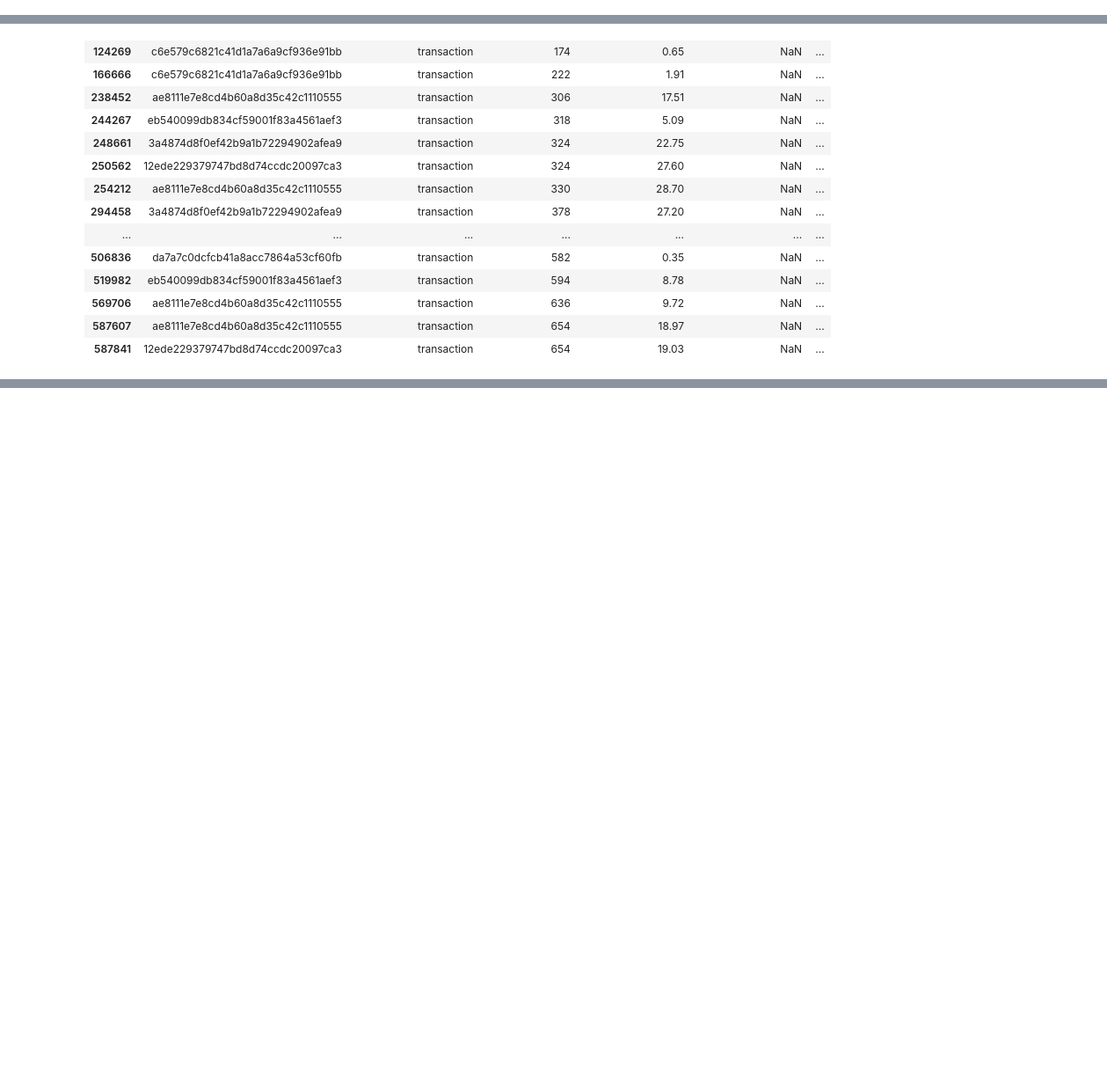
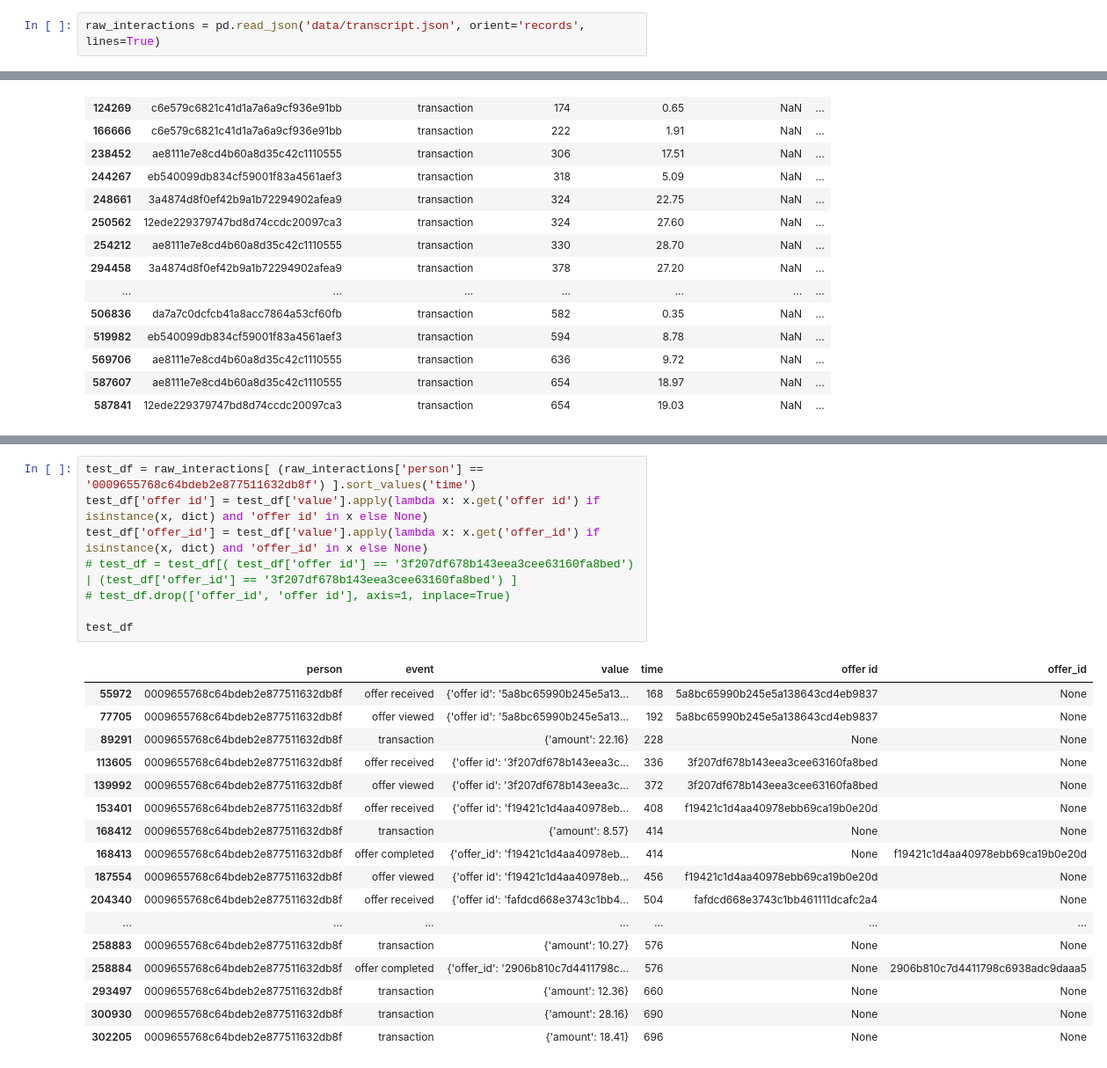
Before and after one commit to meeby280/UdacityDataScienceProject4, a Jupyter notebook: eda_user_journey_redone.ipynb, the cells around one changed output, grey strips where cells are left out. Shown: that part at 88% size. Saved outputs shown, nothing was run; the diff lists cells and outputs as text; blank space fills up the shorter version.

```diff
--- a/eda_user_journey_redone.ipynb
+++ b/eda_user_journey_redone.ipynb
@@ -44,3 +44,5 @@ interactions = pd.read_sql('SELECT * FROM interactions', conn)
+# %%
+raw_interactions = pd.read_json('data/transcript.json', orient='records', lines=True)
 # %%
 offer_received = interactions[ interactions['intxn_event_type'] == 'offer received' ].copy().drop(['intxn_amount', 'intxn_reward'], axis=1)
 offer_received_cols = [ "received" + cn.removeprefix('intxn') if 'intxn' in cn else cn for cn in offer_received.columns ]
@@ -86,0 +250,26 @@ transactions_no_promos
+# %%
+test_df = raw_interactions[ (raw_interactions['person'] == '0009655768c64bdeb2e877511632db8f') ].sort_values('time')
+test_df['offer id'] = test_df['value'].apply(lambda x: x.get('offer id') if isinstance(x, dict) and 'offer id' in x else None)
+test_df['offer_id'] = test_df['value'].apply(lambda x: x.get('offer_id') if isinstance(x, dict) and 'offer_id' in x else None)
+# test_df = test_df[( test_df['offer id'] == '3f207df678b143eea3cee63160fa8bed') | (test_df['offer_id'] == '3f207df678b143eea3cee63160fa8bed') ]
+# test_df.drop(['offer_id', 'offer id'], axis=1, inplace=True)
+
+test_df
+# %% [output]
+|  | person | event | value | time | offer id | offer_id |
+| 55972 | 0009655768c64bdeb2e877511632db8f | offer received | {'offer id': '5a8bc65990b245e5a13... | 168 | 5a8bc65990b245e5a138643cd4eb9837 | None |
+| 77705 | 0009655768c64bdeb2e877511632db8f | offer viewed | {'offer id': '5a8bc65990b245e5a13... | 192 | 5a8bc65990b245e5a138643cd4eb9837 | None |
+| 89291 | 0009655768c64bdeb2e877511632db8f | transaction | {'amount': 22.16} | 228 | None | None |
+| 113605 | 0009655768c64bdeb2e877511632db8f | offer received | {'offer id': '3f207df678b143eea3c... | 336 | 3f207df678b143eea3cee63160fa8bed | None |
+| 139992 | 0009655768c64bdeb2e877511632db8f | offer viewed | {'offer id': '3f207df678b143eea3c... | 372 | 3f207df678b143eea3cee63160fa8bed | None |
+| 153401 | 0009655768c64bdeb2e877511632db8f | offer received | {'offer id': 'f19421c1d4aa40978eb... | 408 | f19421c1d4aa40978ebb69ca19b0e20d | None |
+| 168412 | 0009655768c64bdeb2e877511632db8f | transaction | {'amount': 8.57} | 414 | None | None |
+| 168413 | 0009655768c64bdeb2e877511632db8f | offer completed | {'offer_id': 'f19421c1d4aa40978eb... | 414 | None | f19421c1d4aa40978ebb69ca19b0e20d |
+| 187554 | 0009655768c64bdeb2e877511632db8f | offer viewed | {'offer id': 'f19421c1d4aa40978eb... | 456 | f19421c1d4aa40978ebb69ca19b0e20d | None |
+| 204340 | 0009655768c64bdeb2e877511632db8f | offer received | {'offer id': 'fafdcd668e3743c1bb4... | 504 | fafdcd668e3743c1bb461111dcafc2a4 | None |
+| ... | ... | ... | ... | ... | ... | ... |
+| 258883 | 0009655768c64bdeb2e877511632db8f | transaction | {'amount': 10.27} | 576 | None | None |
+| 258884 | 0009655768c64bdeb2e877511632db8f | offer completed | {'offer_id': '2906b810c7d4411798c... | 576 | None | 2906b810c7d4411798c6938adc9daaa5 |
+| 293497 | 0009655768c64bdeb2e877511632db8f | transaction | {'amount': 12.36} | 660 | None | None |
+| 300930 | 0009655768c64bdeb2e877511632db8f | transaction | {'amount': 28.16} | 690 | None | None |
+| 302205 | 0009655768c64bdeb2e877511632db8f | transaction | {'amount': 18.41} | 696 | None | None |
```
Also changed, not shown: parts of 31 cells of this notebook, 3 other files.
